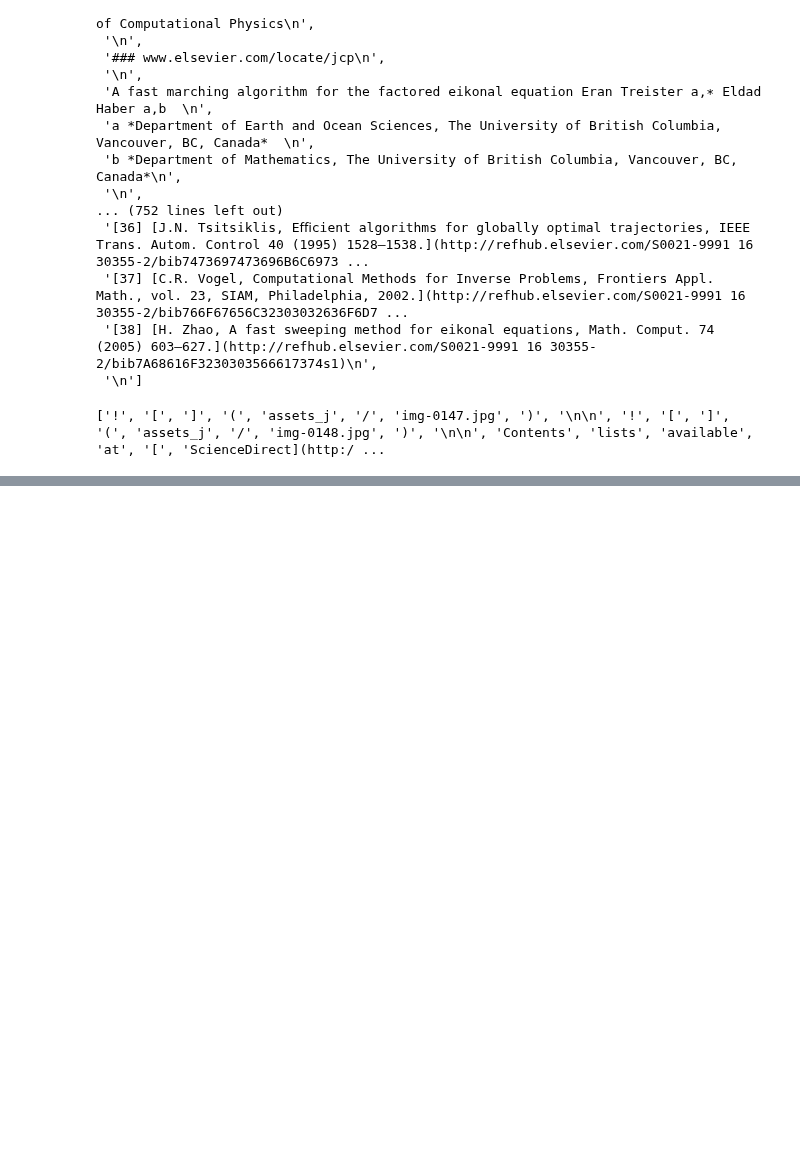
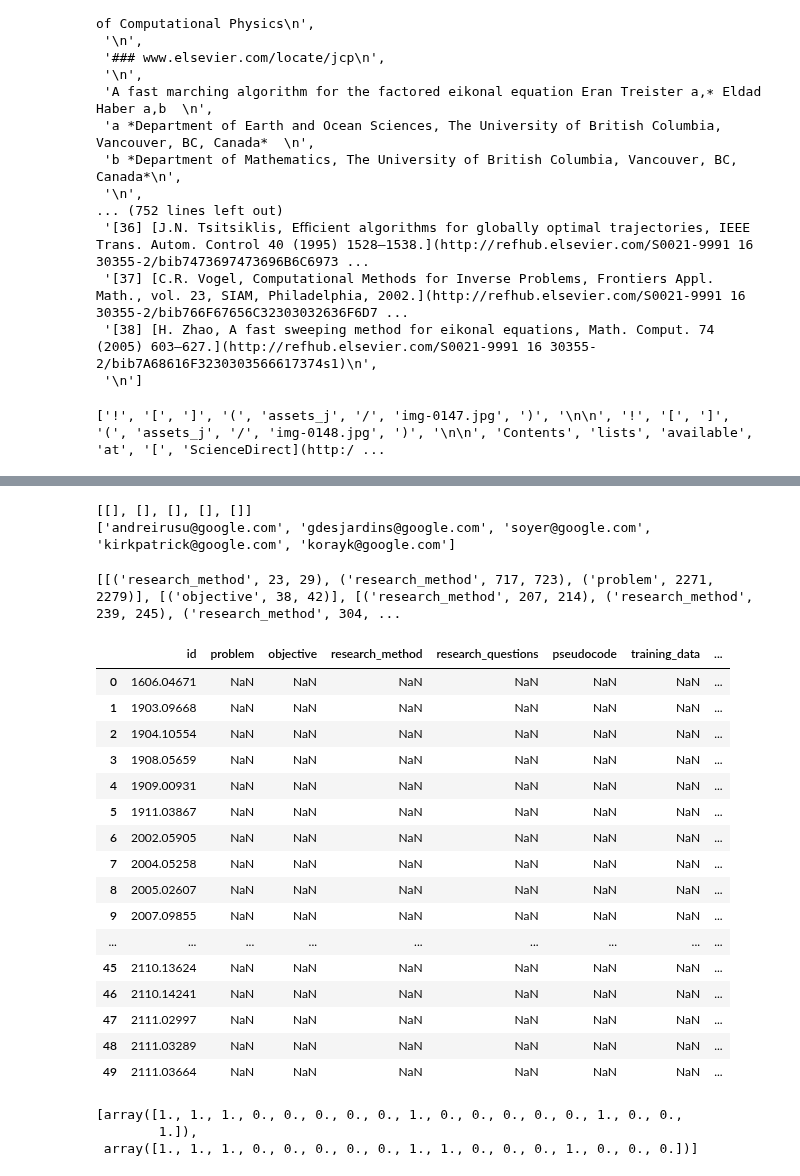
Before and after one commit to Machine-Learning-Pipelines/reproscreener, a Jupyter notebook: find.ipynb, the cells around one changed output, grey strips where cells are left out. Drawn from its saved outputs; the diff is of its cells as text; code cells hidden in the pictures; blank space fills up the shorter version.

```diff
--- a/find.ipynb
+++ b/find.ipynb
@@ -111,0 +224,12 @@ l
+# %%
+print(all_found_emails)
+print(emails)
+for found_email in non_empty_found_emails:
+    print(found_email)
+# %% [output]
+[[], [], [], [], []]
+['andreirusu@google.com', 'gdesjardins@google.com', 'soyer@google.com', 'kirkpatrick@google.com', 'korayk@google.com']
+# %%
+print(non_empty_found_paras)
+# %% [output]
+[[('research_method', 23, 29), ('research_method', 717, 723), ('problem', 2271, 2279)], [('objective', 38, 42)], [('research_method', 207, 214), ('research_method', 239, 245), ('research_method', 304, ...
@@ -111,0 +250,36 @@ l
+# %%
+repro_eval[0]
+# %% [output]
+|  | id | problem | objective | research_method | research_questions | pseudocode | training_data | ... |
+| 0 | 1606.04671 | NaN | NaN | NaN | NaN | NaN | NaN | ... |
+| 1 | 1903.09668 | NaN | NaN | NaN | NaN | NaN | NaN | ... |
+| 2 | 1904.10554 | NaN | NaN | NaN | NaN | NaN | NaN | ... |
+| 3 | 1908.05659 | NaN | NaN | NaN | NaN | NaN | NaN | ... |
+| 4 | 1909.00931 | NaN | NaN | NaN | NaN | NaN | NaN | ... |
+| 5 | 1911.03867 | NaN | NaN | NaN | NaN | NaN | NaN | ... |
+| 6 | 2002.05905 | NaN | NaN | NaN | NaN | NaN | NaN | ... |
+| 7 | 2004.05258 | NaN | NaN | NaN | NaN | NaN | NaN | ... |
+| 8 | 2005.02607 | NaN | NaN | NaN | NaN | NaN | NaN | ... |
+| 9 | 2007.09855 | NaN | NaN | NaN | NaN | NaN | NaN | ... |
+| ... | ... | ... | ... | ... | ... | ... | ... | ... |
+| 45 | 2110.13624 | NaN | NaN | NaN | NaN | NaN | NaN | ... |
+| 46 | 2110.14241 | NaN | NaN | NaN | NaN | NaN | NaN | ... |
+| 47 | 2111.02997 | NaN | NaN | NaN | NaN | NaN | NaN | ... |
+| 48 | 2111.03289 | NaN | NaN | NaN | NaN | NaN | NaN | ... |
+| 49 | 2111.03664 | NaN | NaN | NaN | NaN | NaN | NaN | ... |
+# %%
+found_vars = set()
+for i in non_empty_found_paras:
+    for j in i:
+        found_vars.add(j[0])
+
+for i in repro_eval.columns[2:]:
+    if i in found_vars:
+        repro_eval[i][0] = 1
+    else:
+        repro_eval[i][0] = 0
+[manual_eval.iloc[0][2:].values, repro_eval.iloc[0][2:].values]
+# %% [output]
+[array([1., 1., 1., 0., 0., 0., 0., 0., 1., 0., 0., 0., 0., 0., 1., 0., 0.,
+        1.]),
+ array([1., 1., 1., 0., 0., 0., 0., 0., 1., 1., 0., 0., 0., 1., 0., 0., 0.])]
```
Also changed, not shown: parts of 29 cells of this notebook, 13 other files.
